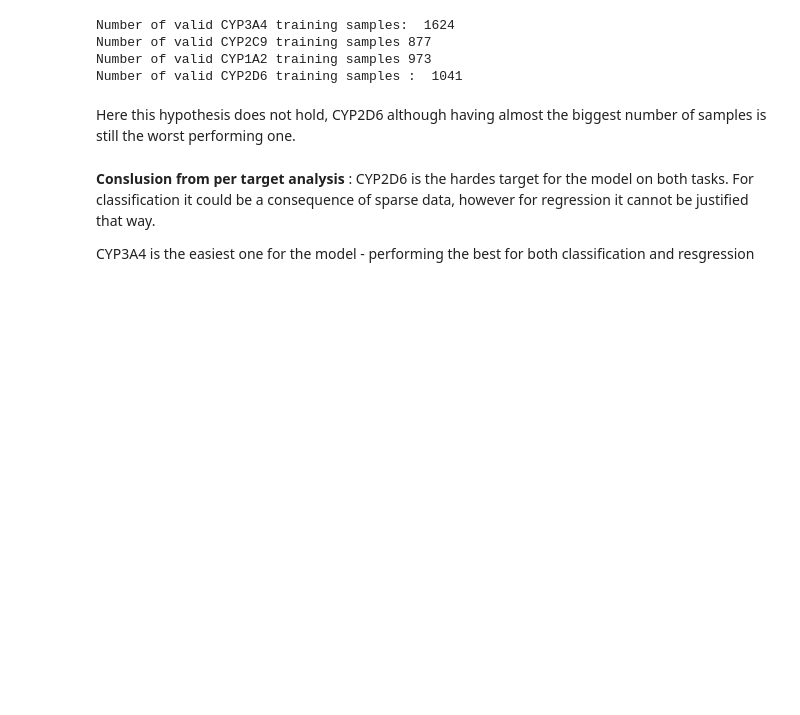
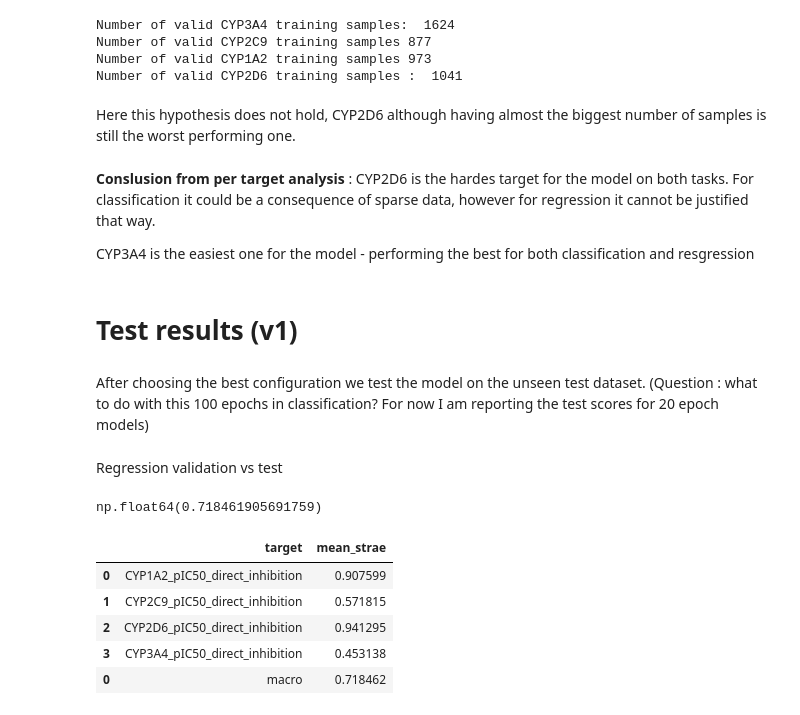
Before and after one commit to Aryan-Mi/02456-deep-learning-cyp-project, a Jupyter notebook: notebooks/04_chemeleon_run2_analysis.ipynb, the cells around one changed output. Drawn from its saved outputs; the diff is of its cells as text; code cells hidden in the pictures; blank space fills up the shorter version.

```diff
--- a/notebooks/04_chemeleon_run2_analysis.ipynb
+++ b/notebooks/04_chemeleon_run2_analysis.ipynb
@@ -643,3 +645,7 @@ Here this hypothesis does not hold, CYP2D6 although having almost the biggest nu
 **Conslusion from per target analysis** : CYP2D6 is the hardes target for the model on both tasks. For classification it could be a consequence of sparse data, however for regression it cannot be justified that way.
 
 CYP3A4 is the easiest one for the model - performing the best for both classification and resgression
+# %% [markdown]
+# Test results (v1)
+# %% [markdown]
+After choosing the best configuration we test the model on the unseen test dataset. (Question : what to do with this 100 epochs in classification? For now I am reporting the test scores for 20 epoch models)
@@ -645,0 +661,23 @@ CYP3A4 is the easiest one for the model - performing the best for both classific
+# %% [markdown]
+Regression validation vs test
+# %%
+regression_best_config_score
+# %% [output]
+np.float64(0.718461905691759)
+# %%
+# regression valid score for the winning config
+reg_grouped = per_target_results[(per_target_results['task']=='regression') & (per_target_results['exp'] == regression_best_config)].groupby('target', as_index=False).agg(mean_strae=('ST-RAE', 'mean'))
+reg_grouped = reg_grouped[['target', 'mean_strae']]
+
+macro_score_best_config = pd.DataFrame([{"target": "macro", "mean_strae": regression_best_config_score}])
+
+reg_final = pd.concat([reg_grouped, macro_score_best_config])
+
+reg_final
+# %% [output]
+|  | target | mean_strae |
+| 0 | CYP1A2_pIC50_direct_inhibition | 0.907599 |
+| 1 | CYP2C9_pIC50_direct_inhibition | 0.571815 |
+| 2 | CYP2D6_pIC50_direct_inhibition | 0.941295 |
+| 3 | CYP3A4_pIC50_direct_inhibition | 0.453138 |
+| 0 | macro | 0.718462 |
```
Also changed, not shown: parts of 13 cells of this notebook.
